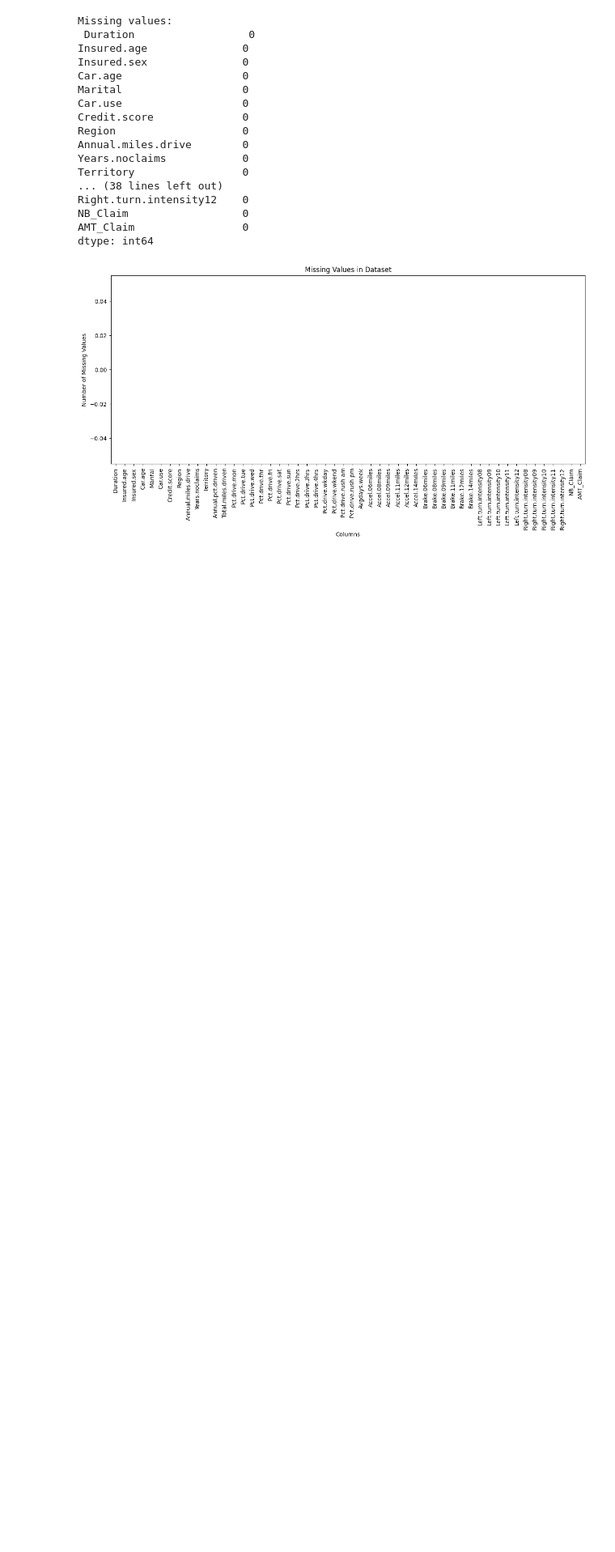
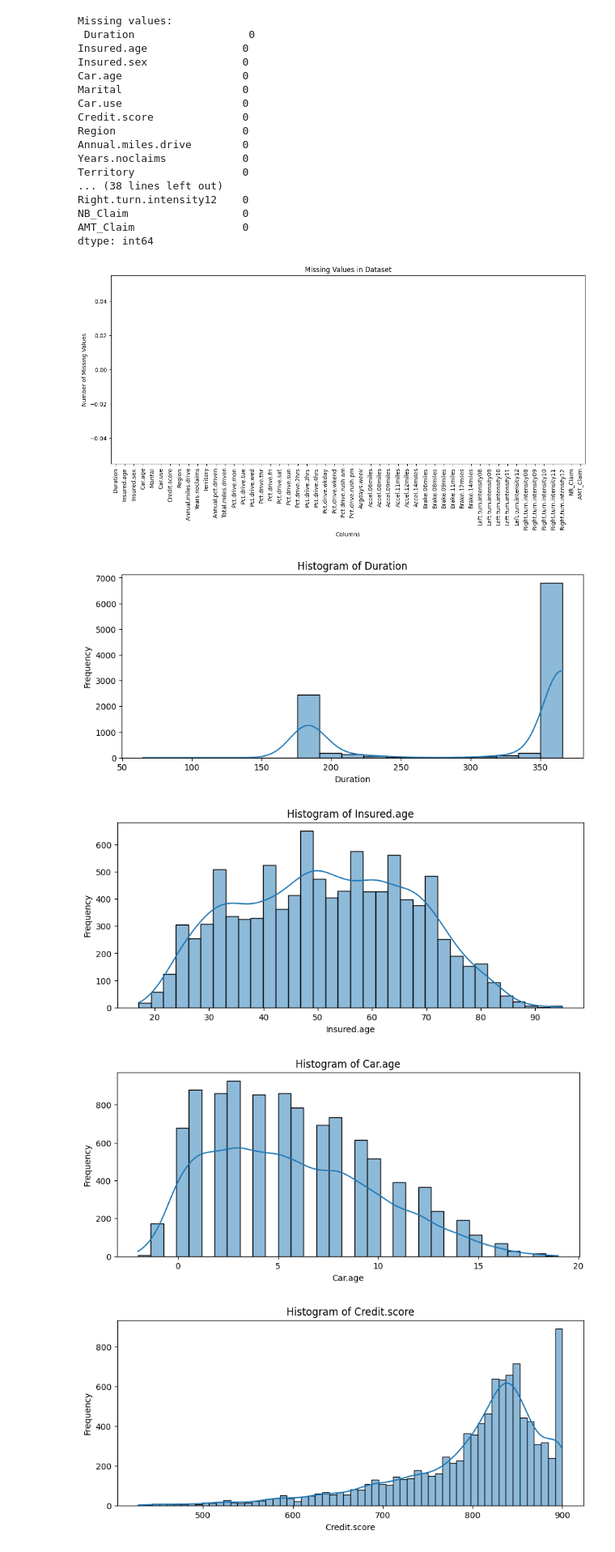
Before and after one commit to fjadidi2001/DataScienceJourney, a Jupyter notebook: telematics_syn_V9.ipynb, the cells around one changed output. Shown at 81% size. Saved outputs shown, nothing was run; the diff lists cells and outputs as text; code cells hidden in the pictures; blank space fills up the shorter version.

Commit message:
added plots for col

```diff
--- a/telematics_syn_V9.ipynb
+++ b/telematics_syn_V9.ipynb
@@ -118,3 +118,58 @@ plt.ylabel('Number of Missing Values')
 plt.show()
 # %% [output]
 [figure]
+# %%
+import seaborn as sns
+import matplotlib.pyplot as plt
+import pandas as pd
+
+# Numerical columns
+numerical_columns = df.select_dtypes(include=['int64', 'float64']).columns
+
+# Categorical columns
+categorical_columns = ['Insured.sex', 'Marital', 'Car.use', 'Region']
+
+# Subsample the data if necessary (e.g., 10% of the data)
+sample_size = int(len(df) * 0.1)
+df_sample = df.sample(n=sample_size, random_state=42)
+
+# Plot histograms for numerical columns
+for column in numerical_columns[:5]:  # Limit to first 5 numerical columns
+    plt.figure(figsize=(10, 4))
+    sns.histplot(df_sample[column], kde=True)
+    plt.title(f'Histogram of {column}')
+    plt.xlabel(column)
+    plt.ylabel('Frequency')
+    plt.show()
+
+# Plot box plots for numerical columns
+for column in numerical_columns[:5]:  # Limit to first 5 numerical columns
+    plt.figure(figsize=(10, 4))
+    sns.boxplot(x=df_sample[column])
+    plt.title(f'Box Plot of {column}')
+    plt.xlabel(column)
+    plt.show()
+
+# Plot bar plots for categorical columns
+for column in categorical_columns:
+    plt.figure(figsize=(10, 4))
+    sns.countplot(y=df_sample[column], order=df_sample[column].value_counts().index)
+    plt.title(f'Bar Plot of {column}')
+    plt.xlabel('Frequency')
+    plt.ylabel(column)
+    plt.show()
+
+# Plot box plots for numerical columns grouped by categorical columns
+for num_col in numerical_columns[:5]:  # Limit to first 5 numerical columns
+    for cat_col in categorical_columns:
+        plt.figure(figsize=(10, 4))
+        sns.boxplot(x=df_sample[cat_col], y=df_sample[num_col])
+        plt.title(f'Box Plot of {num_col} by {cat_col}')
+        plt.xlabel(cat_col)
+        plt.ylabel(num_col)
+        plt.show()
+# %% [output]
+[figure, added]
+[figure, added]
+[figure, added]
+[figure, added]
```
Also changed, not shown: parts of 1 cell of this notebook.
